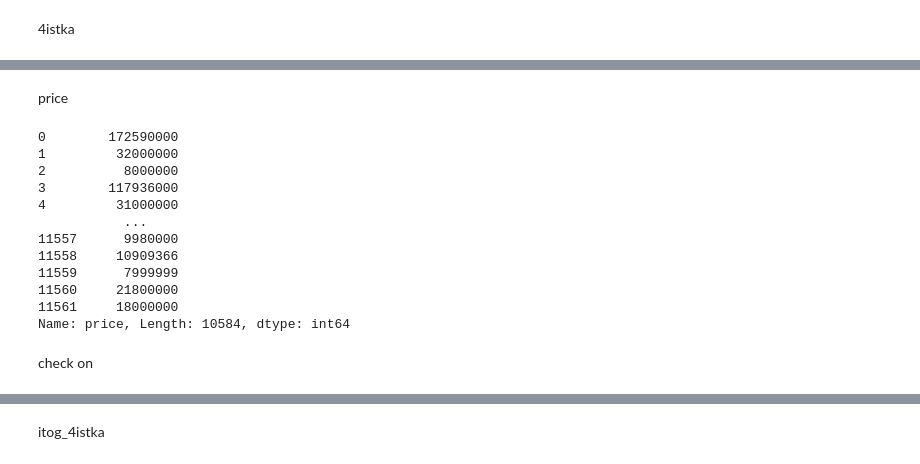
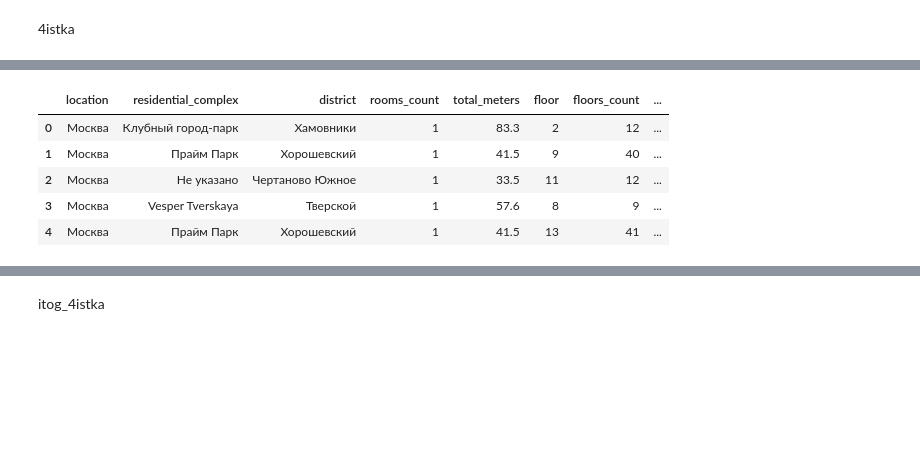
Before and after one commit to pogodaa/pred_cen_kvar, a Jupyter notebook: work.ipynb, the cells around one changed output, grey strips where cells are left out. Cells and saved outputs as stored; diff of their text form; code cells hidden in the pictures; blank space fills up the shorter version.

```diff
--- a/work.ipynb
+++ b/work.ipynb
@@ -113,9 +88,0 @@ house_number
-# %%
-def replace_nan_on_zero(value):
-      if pd.isna(value):
-            return 0
-      return value
-
-df['house_number'] = df['house_number'].apply(replace_nan_on_zero)
-df = df[df['house_number'] != 0]
-df['house_number']
@@ -135,23 +88,0 @@ Name: house_number, Length: 10611, dtype: object
-# %% [markdown]
-price
-# %%
-df['price'] = df['price'].apply(replace_nan_on_zero)
-df['price'] = df['price'].astype(int)
-
-df = df[df['price'] != 0]
-df['price']
-# %% [output]
-0        172590000
-1         32000000
-2          8000000
-3        117936000
-4         31000000
-           ...
-11557      9980000
-11558     10909366
-11559      7999999
-11560     21800000
-11561     18000000
-Name: price, Length: 10584, dtype: int64
-# %% [markdown]
-check on
@@ -163,0 +89,34 @@ check on
+# %%
+def replace_nan_zhk(df, column):
+      df[column] = df[column].fillna('Не указано')
+      return df
+
+def del_nan(df, column):
+        df = df.dropna(subset=[column])
+        return df
+
+def replace_nan_discrit_rayon(df, column):
+    if column in df.columns:
+        for i in range(len(df)):
+            if pd.isna(df.at[i, column]):
+                df.at[i, column] = df.at[i, 'underground']
+            else:
+                df[column] = df[column].fillna('Фрунзенская')
+
+    return df
+
+df = replace_nan_zhk(df, 'residential_complex')
+df = replace_nan_discrit_rayon(df, 'district')
+df = del_nan(df, 'underground')
+df = del_nan(df, 'price')
+df['price'] = df['price'].astype(int)
+
+df['price_for_sqm'] = df['price'] // df['total_meters']
+df.head()
+# %% [output]
+|  | location | residential_complex | district | rooms_count | total_meters | floor | floors_count | ... |
+| 0 | Москва | Клубный город-парк | Хамовники | 1 | 83.3 | 2 | 12 | ... |
+| 1 | Москва | Прайм Парк | Хорошевский | 1 | 41.5 | 9 | 40 | ... |
+| 2 | Москва | Не указано | Чертаново Южное | 1 | 33.5 | 11 | 12 | ... |
+| 3 | Москва | Vesper Tverskaya | Тверской | 1 | 57.6 | 8 | 9 | ... |
+| 4 | Москва | Прайм Парк | Хорошевский | 1 | 41.5 | 13 | 41 | ... |
```
Also changed, not shown: parts of 16 cells of this notebook, 1 other file.
